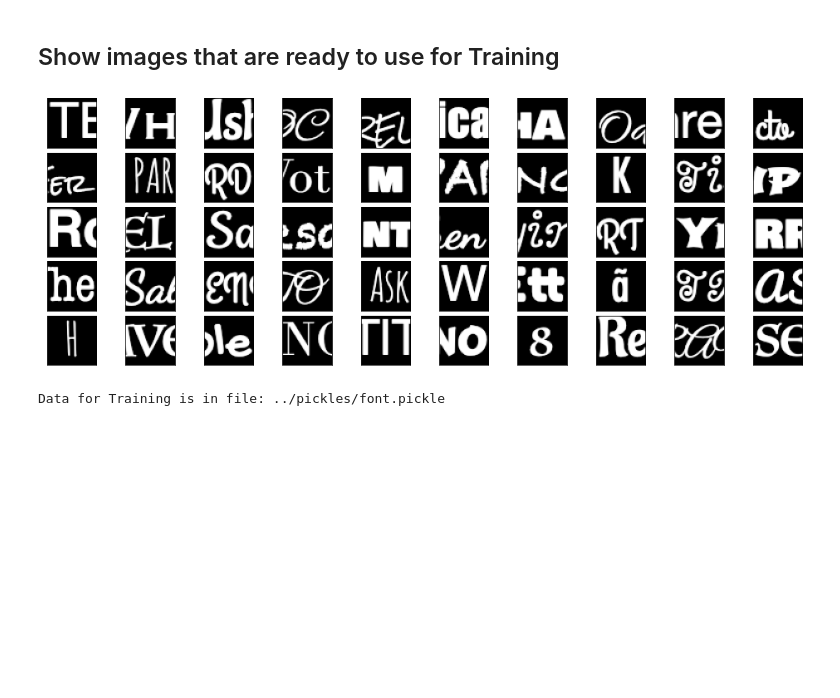
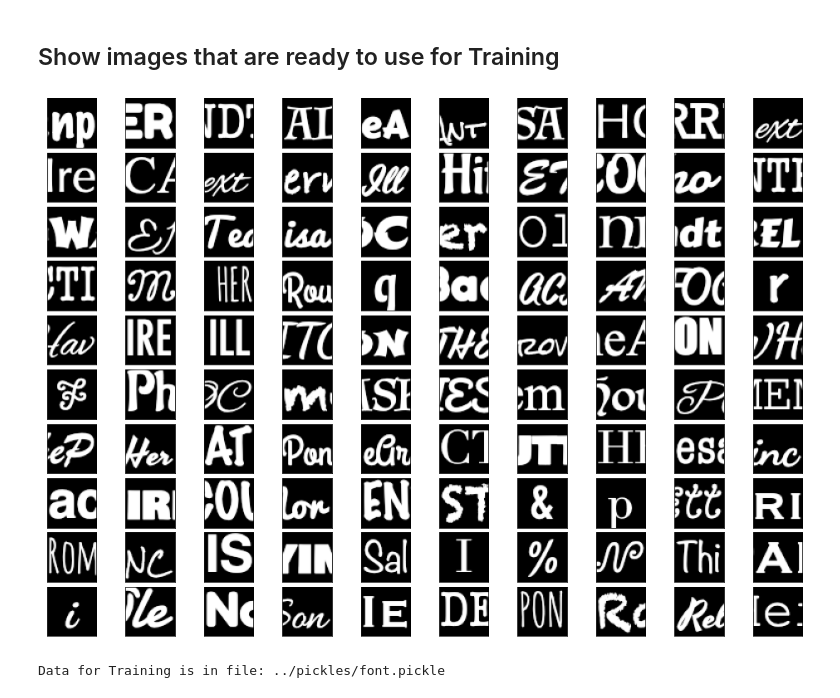
Before and after one commit to frobertpixto/font-from-image, a Jupyter notebook: notebooks/font_1_etl.ipynb, the cells around one changed output. Saved outputs shown, nothing was run; the diff lists cells and outputs as text; code cells hidden in the pictures; blank space fills up the shorter version.

```diff
--- a/notebooks/font_1_etl.ipynb
+++ b/notebooks/font_1_etl.ipynb
@@ -28,16 +28,12 @@ import matplotlib.image as mpimg
 # %%
-# BASE_DIR is a directory created by GenerateFontImages MacOS app.
-# BASE_DIR = "/private/var/folders/dg/d26lcf2j32x077lbqlcjld5h0000gn/T/com.pixtolab.GenerateFontImages"
-# DIR_VERSION = "prep1"
-
+# BASE_DIR is the directory where I copied the data generated by my GenerateFontImages MacOS app.
 BASEDIR = ".."
 
-INPUT_DIR  = os.path.join(BASEDIR, "data")
+INPUT_DIR     = os.path.join(BASEDIR, "data")
+FONT_DATA_DIR = os.path.join(INPUT_DIR, "font_data")
+
+# Create output Pickle directory
 PICKLE_DIR = os.path.join(BASEDIR, "pickles")
-
-DATA_DIR   = os.path.join(INPUT_DIR, "font_data")
-
-# Create Pickle directory
 Path(PICKLE_DIR).mkdir(parents=True, exist_ok=True)
 
 OUT_DATAFILE = os.path.join(PICKLE_DIR, 'font.pickle')
@@ -219,7 +215,6 @@ def show_one_image(full_filename):
     plt.show()
 # %%
 def plot_sample(image, axs):
-
     axs.imshow(image.reshape(image_size, image_size),cmap="gray")
 
 def display_images(X):
@@ -228,17 +223,20 @@ def display_images(X):
     fig = plt.figure(figsize=(13, 9))
     fig.subplots_adjust(hspace=0.1,wspace=0.1,
                         left=0,right=1,bottom=0, top=1)
-    nb_pictures = X.shape[0]
+    #nb_pictures = X.shape[0]
+    nb_pictures = len(X)
+    nb_per_row = 10
+    nb_of_row  = (nb_pictures - 1) // nb_per_row + 1
 
     for i in range(nb_pictures):
-        ax = fig.add_subplot(nb_pictures//5 , 10, i+1, xticks=[], yticks=[])
+        ax = fig.add_subplot(nb_of_row , nb_per_row, i+1, xticks=[], yticks=[])
         plot_sample(X[i].reshape((image_size, image_size)), ax)
     plt.show()
 # %% [markdown]
 ## Get ready for preprocessing
 # %%
 # Get directory and file paths of font images
-font_data_paths = get_dir_paths(DATA_DIR)
+font_data_paths = get_dir_paths(FONT_DATA_DIR)
 
 params = load_params()
 
@@ -288,11 +286,12 @@ Images: (29050, 50, 50), labels: (29050,)
 # %% [markdown]
 ## Show images that are ready to use for Training
 # %%
-# Show 50 images
-indices = np.random.choice(images.shape[0], 50, replace=False)
+# Show some of the resulting images.
+# Note that all images are now: 50 pixels x 50 pixels x 1 channel
+indices = np.random.choice(images.shape[0], 100, replace=False)
 display_images(images[indices])
 # %% [output]
-[figure, old version]
+[figure, new version]
 # %%
 # Save images, labels and font names to single pickle file
 save_to_pickle(
```
Also changed, not shown: parts of 8 cells of this notebook.
